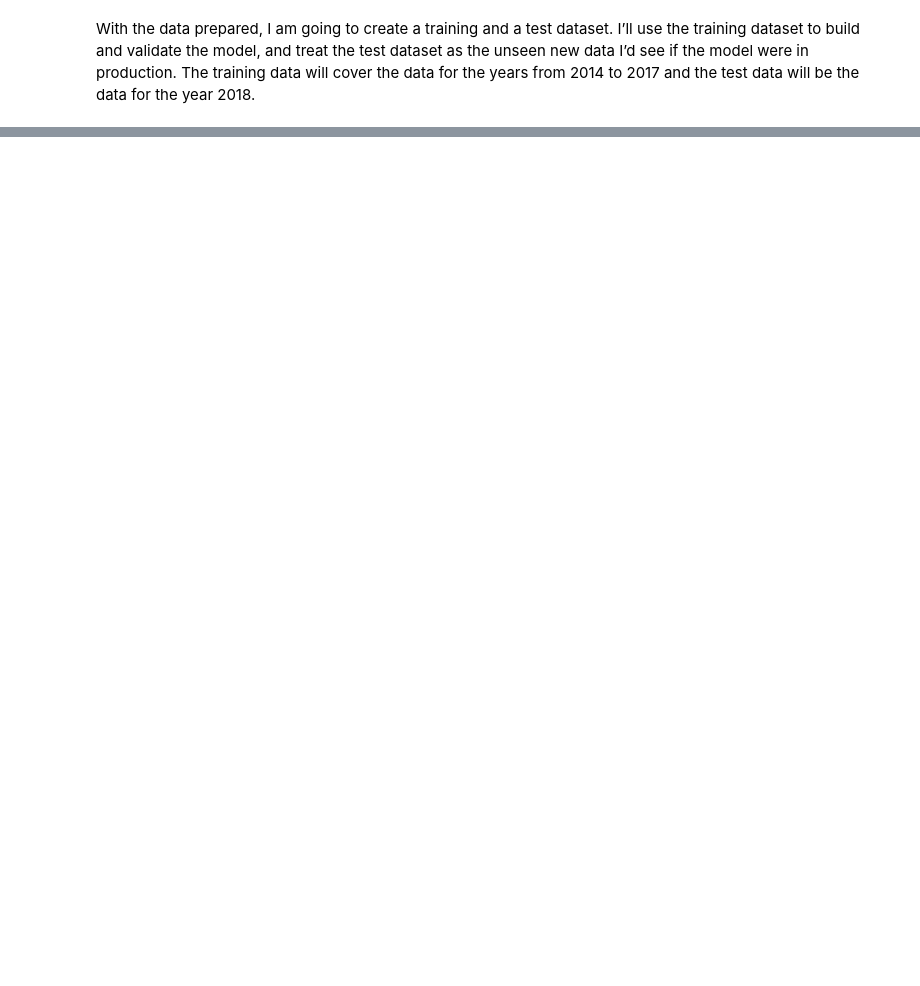
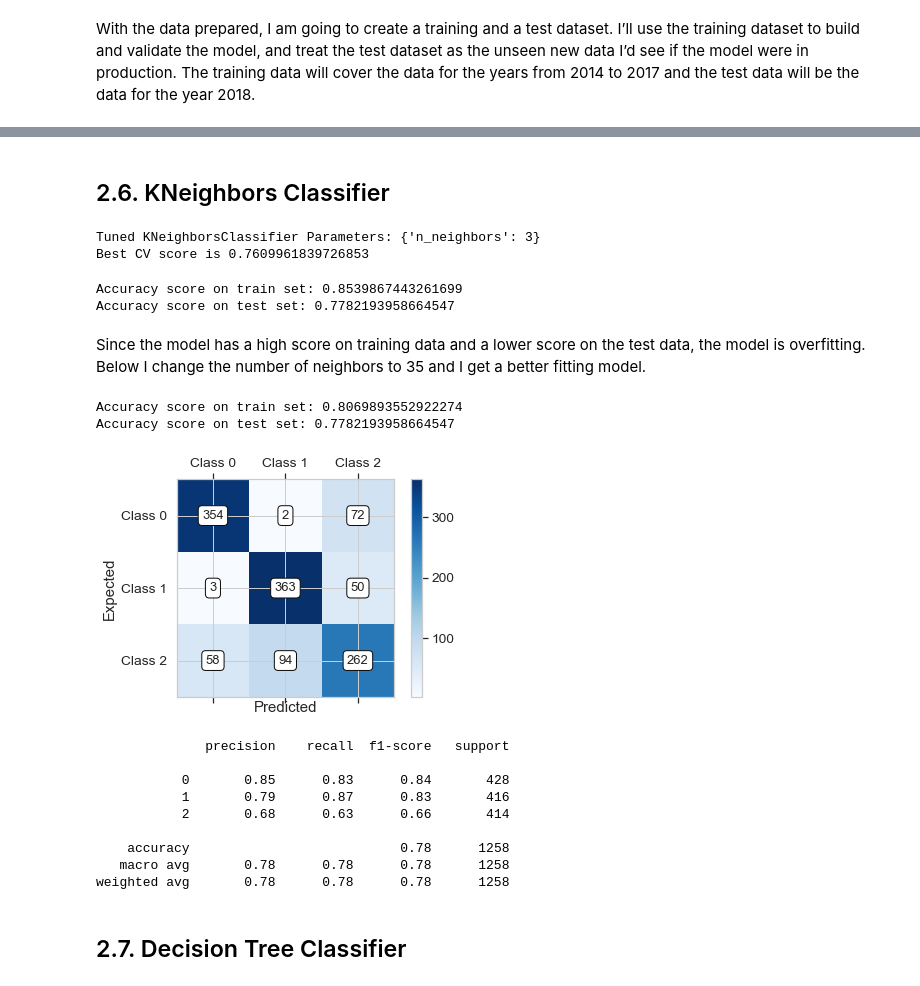
Before and after one commit to mb-la/Capstone-Project-1, a Jupyter notebook: Machine Learning.ipynb, the cells around one changed output, grey strips where cells are left out. Cells and saved outputs as stored; diff of their text form; code cells hidden in the pictures; blank space fills up the shorter version.

```diff
--- a/Machine Learning.ipynb
+++ b/Machine Learning.ipynb
@@ -618,0 +486,71 @@ weighted avg       0.73      0.72      0.72      1240
+# %% [markdown]
+## 2.6. KNeighbors Classifier
+# %%
+from sklearn.model_selection import GridSearchCV
+# Tune hyperparameters in KNN classifier using GridSearchCV
+# Setup the hyperparameter grid
+param_grid = {'n_neighbors': np.arange(1,20)}
+
+# Instantiate the GridSearchCV object
+grid_kN = GridSearchCV(KNeighborsClassifier(), param_grid, cv=5)
+
+# Fit to training data
+grid_kN.fit(X_train, y_train)
+
+# Print the tuned parameters and score
+print("Tuned KNeighborsClassifier Parameters: {}".format(grid_kN.best_params_))
+print("Best CV score is {}".format(grid_kN.best_score_))
+# %% [output]
+Tuned KNeighborsClassifier Parameters: {'n_neighbors': 3}
+Best CV score is 0.7609961839726853
+# %%
+# fitting the kN model with best parameters
+steps = [('scaler', StandardScaler()),('kN', OneVsRestClassifier(KNeighborsClassifier(n_neighbors=7)))]
+
+pl_kN1 = Pipeline(steps)
+pl_kN1.fit(X_train, y_train)
+accuracy_kN1 = pl_kN1.score(X_test, y_test)
+
+print('Accuracy score on train set:', accuracy_score(y_train, pl_kN1.predict(X_train)))
+print('Accuracy score on test set:', accuracy_kN1)
+# %% [output]
+Accuracy score on train set: 0.8539867443261699
+Accuracy score on test set: 0.7782193958664547
+# %% [markdown]
+Since the model has a high score on training data and a lower score on the test data, the model is overfitting. Below I change the number of neighbors to 35 and I get a better fitting model.
+# %%
+# fitting the kN model with best parameters
+steps = [('scaler', StandardScaler()),('kN', OneVsRestClassifier(KNeighborsClassifier(n_neighbors=35)))]
+
+pl_kN = Pipeline(steps)
+pl_kN.fit(X_train, y_train)
+accuracy_kN = pl_kN.score(X_test, y_test)
+y_pred_kN = pl_kN.predict(X_test)
+
+print('Accuracy score on train set:', accuracy_score(y_train, pl_kN.predict(X_train)))
+print('Accuracy score on test set:', accuracy_kN)
+# %% [output]
+Accuracy score on train set: 0.8069893552922274
+Accuracy score on test set: 0.7782193958664547
+# %%
+# applying the confusion matrix
+conf_kN = confusion_matrix(y_test, y_pred_kN)
+
+# calling the confusion matrix
+conf_matrix(conf_kN)
+
+# printing the classification report
+print(classification_report(y_test, y_pred_kN))
+# %% [output]
+[figure, added]
+              precision    recall  f1-score   support
+
+           0       0.85      0.83      0.84       428
+           1       0.79      0.87      0.83       416
+           2       0.68      0.63      0.66       414
+
+    accuracy                           0.78      1258
+   macro avg       0.78      0.78      0.78      1258
+weighted avg       0.78      0.78      0.78      1258
+# %% [markdown]
+## 2.7. Decision Tree Classifier
```
Also changed, not shown: parts of 76 cells of this notebook.
